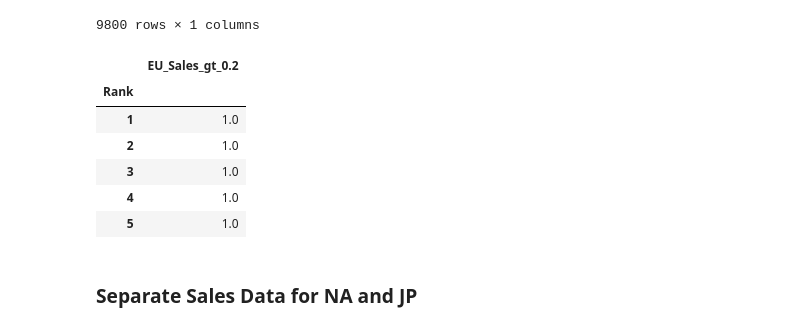
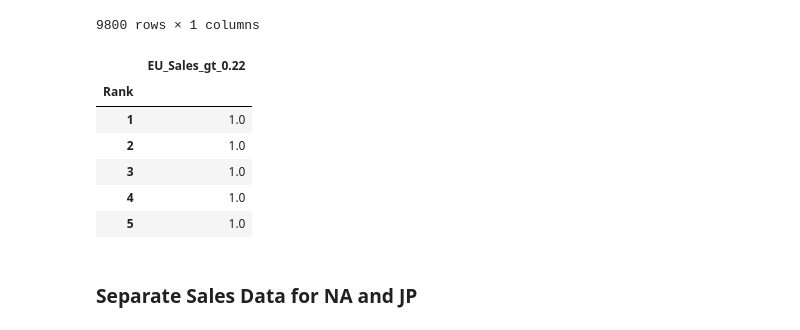
Before and after one commit to SindieCastro/Predicting_Sales_Using_Machine_Learning, a Jupyter notebook: jupyter_notebook_files/DB_Video_Game_Logistic_Regression_Model.ipynb, the cells around one changed output. Saved outputs shown, nothing was run; the diff lists cells and outputs as text; code cells hidden in the pictures.

Commit message:
updated schema image, changed threshold

```diff
--- a/jupyter_notebook_files/DB_Video_Game_Logistic_Regression_Model.ipynb
+++ b/jupyter_notebook_files/DB_Video_Game_Logistic_Regression_Model.ipynb
@@ -176,24 +176,24 @@ categorize_eu_sales
 # %%
 # Set threshold sales number
 # na_sales_threshold = round(sales_data_nrm['NA_Sales'].median(),3)
-eu_sales_threshold = 0.2
+eu_sales_threshold = vg_sales_df.filter(["EU_Sales"], axis=1).quantile(q=0.75)[0]
 
 # Reassign NA_sales value
 for index,row in categorize_eu_sales.iterrows():
 
     # NA Sales
     if row.EU_Sales > eu_sales_threshold:
         categorize_eu_sales.loc[index] = 1
     else:
         categorize_eu_sales.loc[index] = 0
 
 eu_sales_col_name = "EU_Sales_gt_" + str(eu_sales_threshold)
 categorize_eu_sales.\
     rename(columns={"EU_Sales": eu_sales_col_name}, inplace=True)
 
 categorize_eu_sales.head()
 # %% [output]
-|  | EU_Sales_gt_0.2 |
+|  | EU_Sales_gt_0.22 |
 | Rank |  |
 | 1 | 1.0 |
 | 2 | 1.0 |
```
Also changed, not shown: parts of 35 cells of this notebook, 1 other file.
